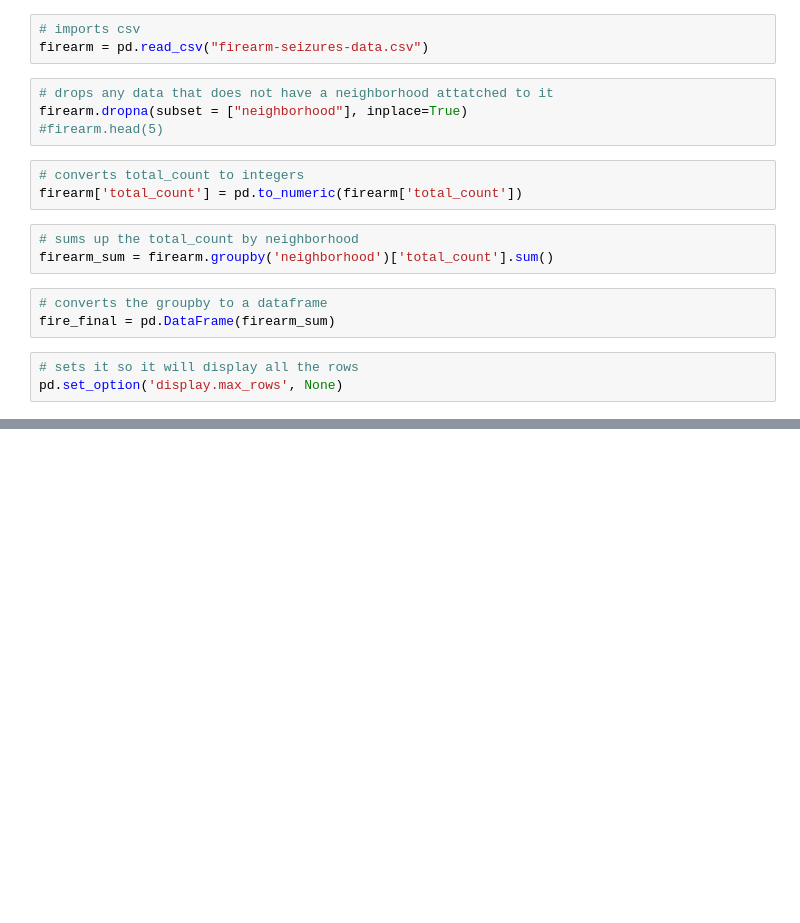
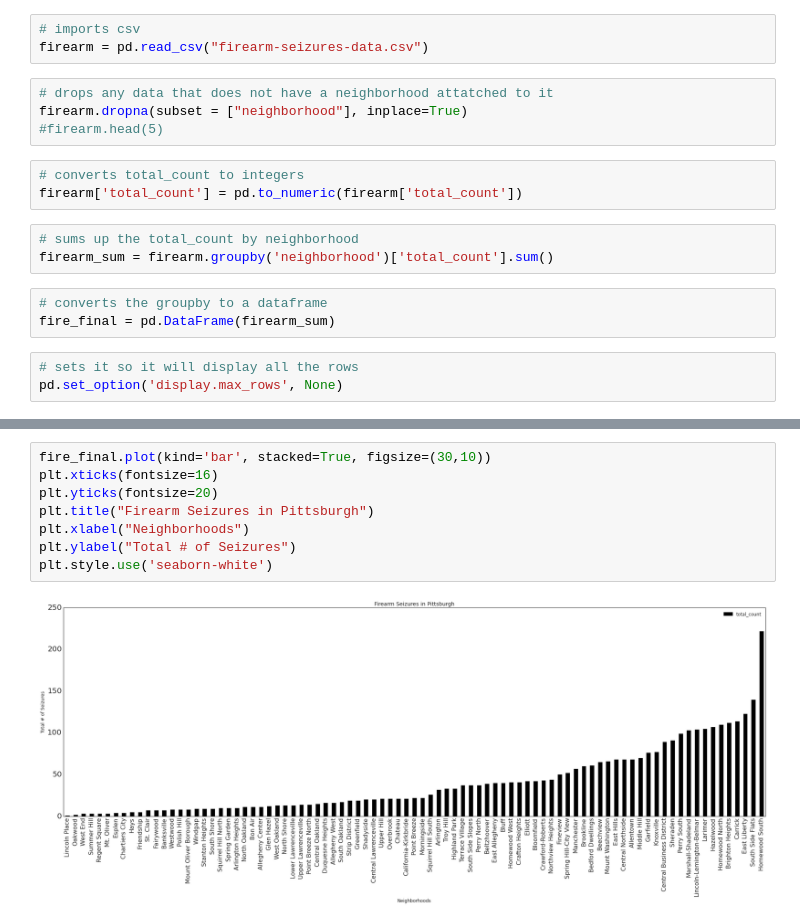
Before and after one commit to alexisgiobbi/bigideas-final, a Jupyter notebook: alexisgiobbi.ipynb, the cells around one changed output, grey strips where cells are left out. Saved outputs shown, nothing was run; the diff lists cells and outputs as text; blank space fills up the shorter version.

```diff
--- a/alexisgiobbi.ipynb
+++ b/alexisgiobbi.ipynb
@@ -57,0 +53,10 @@ fire_final.plot(figsize=(10,10))
+# %%
+fire_final.plot(kind='bar', stacked=True, figsize=(30,10))
+plt.xticks(fontsize=16)
+plt.yticks(fontsize=20)
+plt.title("Firearm Seizures in Pittsburgh")
+plt.xlabel("Neighborhoods")
+plt.ylabel("Total # of Seizures")
+plt.style.use('seaborn-white')
+# %% [output]
+[figure, added]
```
Also changed, not shown: parts of 6 cells of this notebook, 2 other files.
